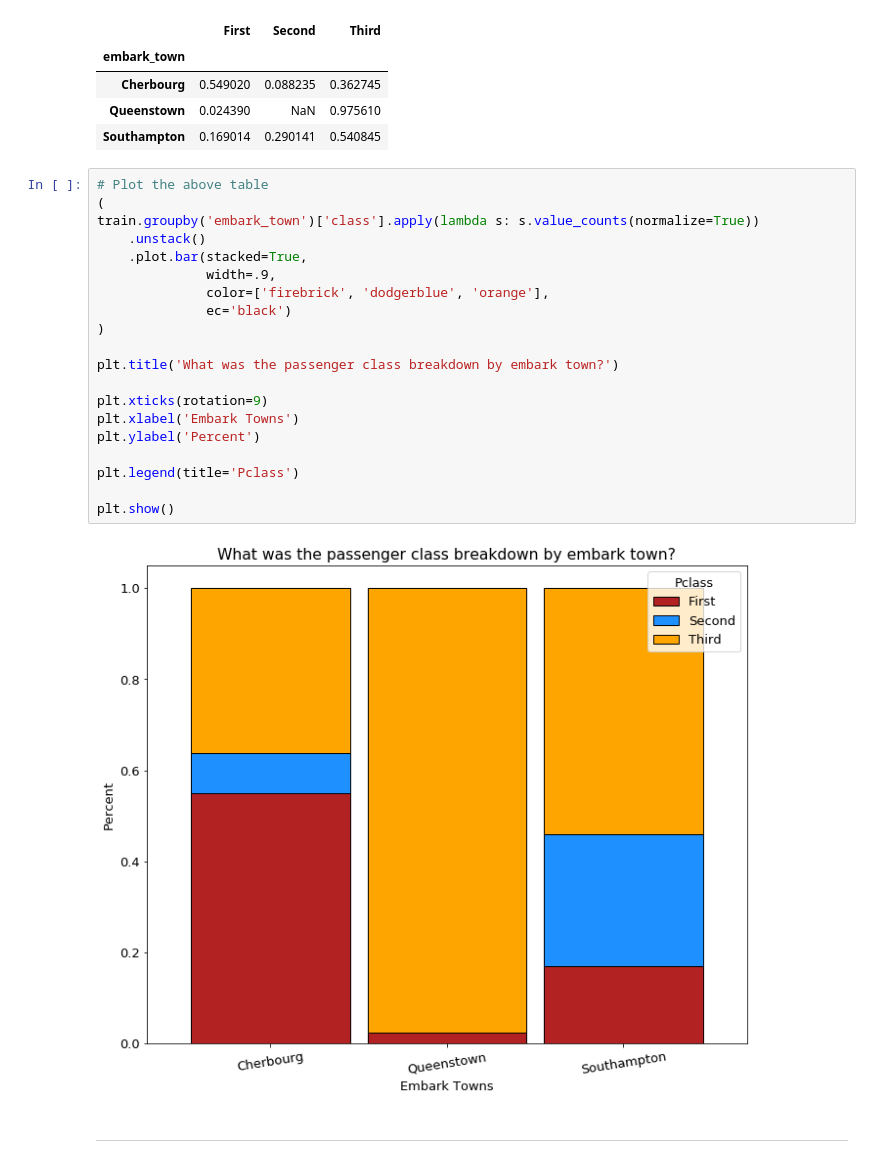
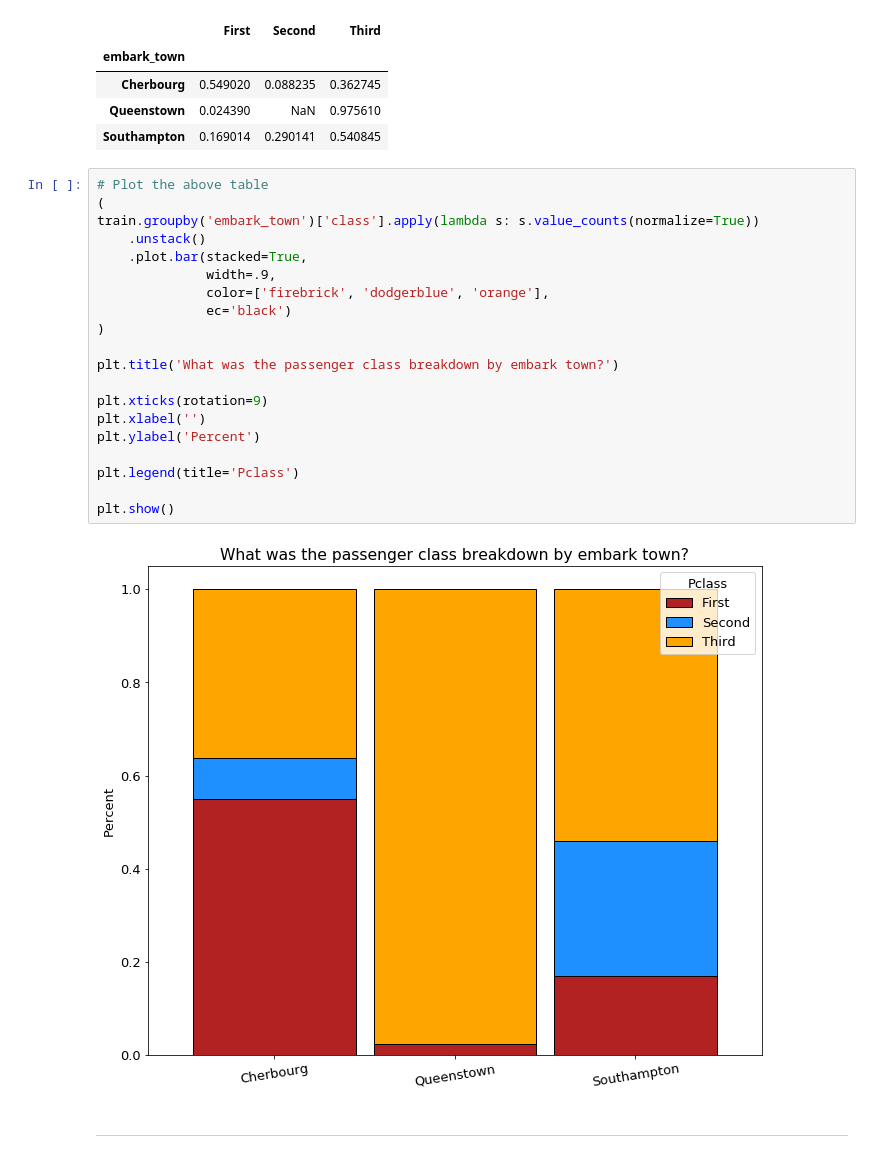
Before and after one commit to faithkane3/e_classification, a Jupyter notebook: classification_acquire_to_explore_review.ipynb, the cells around one changed output. Cells and saved outputs as stored; diff of their text form.

```diff
--- a/classification_acquire_to_explore_review.ipynb
+++ b/classification_acquire_to_explore_review.ipynb
@@ -1180,25 +1306,25 @@ train.groupby('embark_town')['class'].apply(lambda s: s.value_counts(normalize=T
 # %%
 # Plot the above table
 (
 train.groupby('embark_town')['class'].apply(lambda s: s.value_counts(normalize=True))
     .unstack()
     .plot.bar(stacked=True,
               width=.9,
               color=['firebrick', 'dodgerblue', 'orange'],
               ec='black')
 )
 
 plt.title('What was the passenger class breakdown by embark town?')
 
 plt.xticks(rotation=9)
-plt.xlabel('Embark Towns')
+plt.xlabel('')
 plt.ylabel('Percent')
 
 plt.legend(title='Pclass')
 
 plt.show()
 # %% [output]
-[figure, old version]
+[figure, new version]
 # %% [markdown]
 ___
 # %%
```
Also changed, not shown: parts of 48 cells of this notebook.
